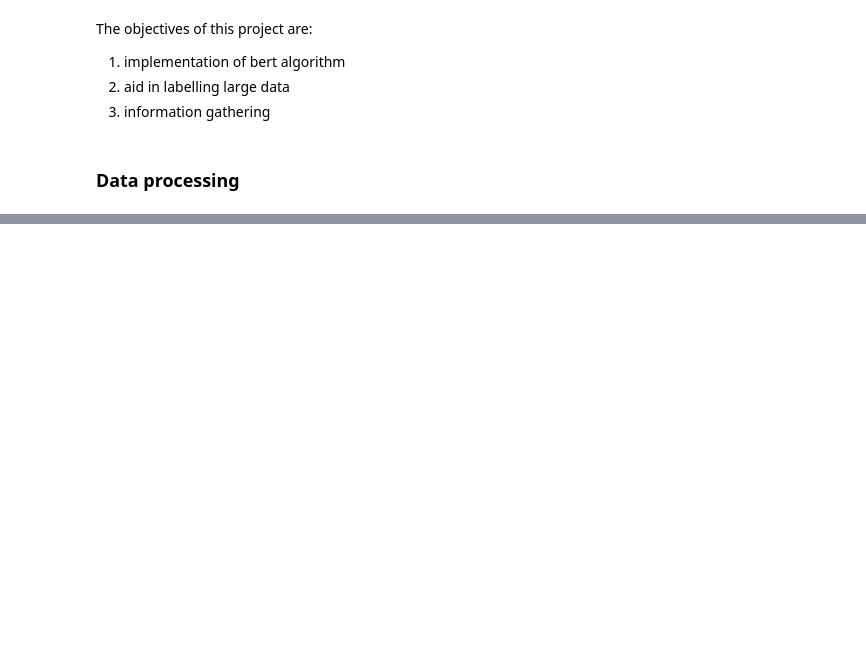
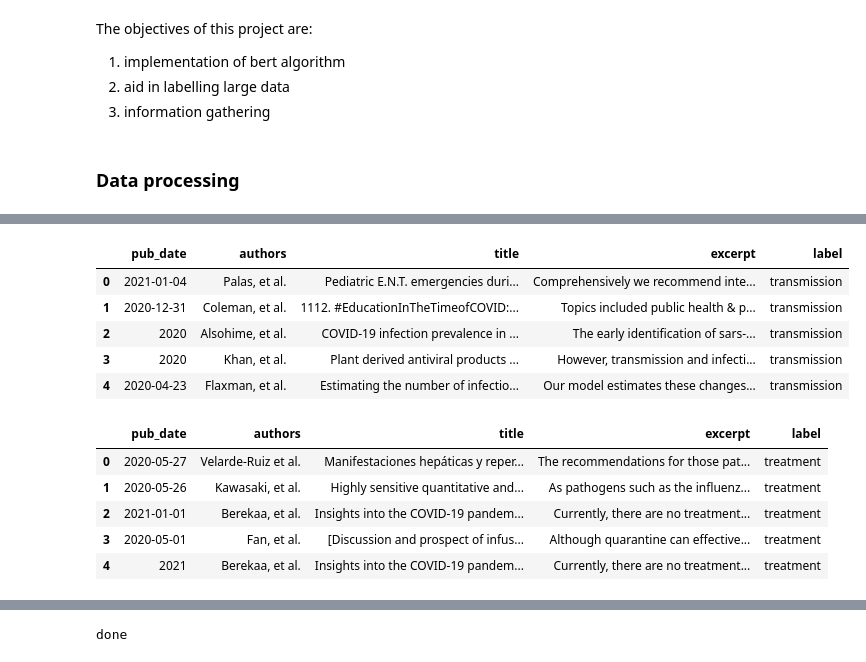
Before and after one commit to samOpare/classification-with-BERT, a Jupyter notebook: main.ipynb, the cells around one changed output, grey strips where cells are left out. Cells and saved outputs as stored; diff of their text form; code cells hidden in the pictures; blank space fills up the shorter version.

```diff
--- a/main.ipynb
+++ b/main.ipynb
@@ -25,0 +141,41 @@ covid_literature_df.head()
+# %%
+#list of labels
+labels = ['transmission','treatment','symptoms']
+# list of search terms
+search=[['transmission','infection'],['prevent','treat','quarantine'],['symptom','asymptomatic']]
+q=0
+dfi_table = ['','','']
+
+for search_terms in search:
+    str1=''
+    str1 = labels[q]
+
+    #search the dataframe for all words
+    df1=search_dataframe(df,search_terms)
+
+    # get best sentences
+    df_table=get_sentences(df1,search_terms,str1)
+
+    length=df_table.shape[0]
+
+    if length<1:
+        print ("No reliable answer could be located in the literature")
+    else:
+        display(df_table.head())
+    dfi_table[q] = df_table
+    q=q+1
+
+print ('done')
+# %% [output]
+|  | pub_date | authors | title | excerpt | label |
+| 0 | 2021-01-04 | Palas, et al. | Pediatric E.N.T. emergencies duri... | Comprehensively we recommend inte... | transmission |
+| 1 | 2020-12-31 | Coleman, et al. | 1112. #EducationInTheTimeofCOVID:... | Topics included public health & p... | transmission |
+| 2 | 2020 | Alsohime, et al. | COVID-19 infection prevalence in ... | The early identification of sars-... | transmission |
+| 3 | 2020 | Khan, et al. | Plant derived antiviral products ... | However, transmission and infecti... | transmission |
+| 4 | 2020-04-23 | Flaxman, et al. | Estimating the number of infectio... | Our model estimates these changes... | transmission |
+|  | pub_date | authors | title | excerpt | label |
+| 0 | 2020-05-27 | Velarde-Ruiz et al. | Manifestaciones hepáticas y reper... | The recommendations for those pat... | treatment |
+| 1 | 2020-05-26 | Kawasaki, et al. | Highly sensitive quantitative and... | As pathogens such as the influenz... | treatment |
+| 2 | 2021-01-01 | Berekaa, et al. | Insights into the COVID-19 pandem... | Currently, there are no treatment... | treatment |
+| 3 | 2020-05-01 | Fan, et al. | [Discussion and prospect of infus... | Although quarantine can effective... | treatment |
+| 4 | 2021 | Berekaa, et al. | Insights into the COVID-19 pandem... | Currently, there are no treatment... | treatment |
@@ -25,0 +188 @@ covid_literature_df.head()
+done
```
Also changed, not shown: parts of 13 cells of this notebook.
